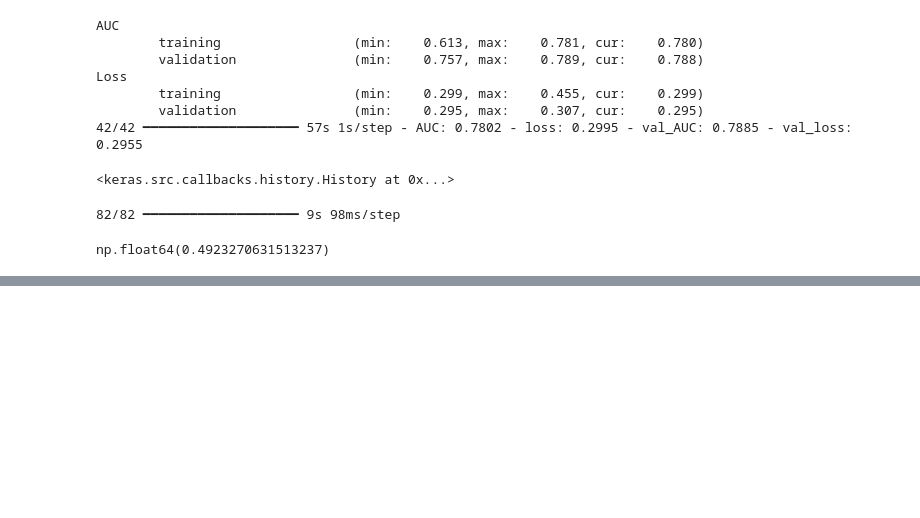
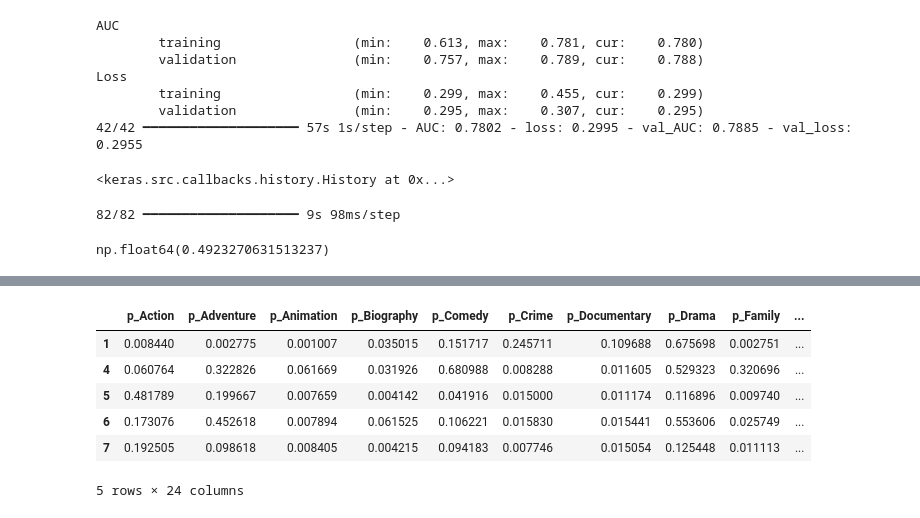
Before and after one commit to johnjmeneses/MIAD_ML_NLP_2026, a Jupyter notebook: S7P1_proyecto2.ipynb, the cells around one changed output, grey strips where cells are left out. Drawn from its saved outputs; the diff is of its cells as text; code cells hidden in the pictures; blank space fills up the shorter version.

```diff
--- a/S7P1_proyecto2.ipynb
+++ b/S7P1_proyecto2.ipynb
@@ -949,0 +951,13 @@ print(score)
+# %%
+# 2. Tomar solo los primeros N elementos de dataTesting para emparejar el índice
+res = pd.DataFrame(probs, index=kag_index, columns=cols)
+res.to_csv('y_pred_test_TR.csv', index_label='ID')
+res.head()
+# %% [output]
+|  | p_Action | p_Adventure | p_Animation | p_Biography | p_Comedy | p_Crime | p_Documentary | p_Drama | p_Family | ... |
+| 1 | 0.008440 | 0.002775 | 0.001007 | 0.035015 | 0.151717 | 0.245711 | 0.109688 | 0.675698 | 0.002751 | ... |
+| 4 | 0.060764 | 0.322826 | 0.061669 | 0.031926 | 0.680988 | 0.008288 | 0.011605 | 0.529323 | 0.320696 | ... |
+| 5 | 0.481789 | 0.199667 | 0.007659 | 0.004142 | 0.041916 | 0.015000 | 0.011174 | 0.116896 | 0.009740 | ... |
+| 6 | 0.173076 | 0.452618 | 0.007894 | 0.061525 | 0.106221 | 0.015830 | 0.015441 | 0.553606 | 0.025749 | ... |
+| 7 | 0.192505 | 0.098618 | 0.008405 | 0.004215 | 0.094183 | 0.007746 | 0.015054 | 0.125448 | 0.011113 | ... |
+5 rows × 24 columns
```
Also changed, not shown: parts of 11 cells of this notebook, 1 other file.
